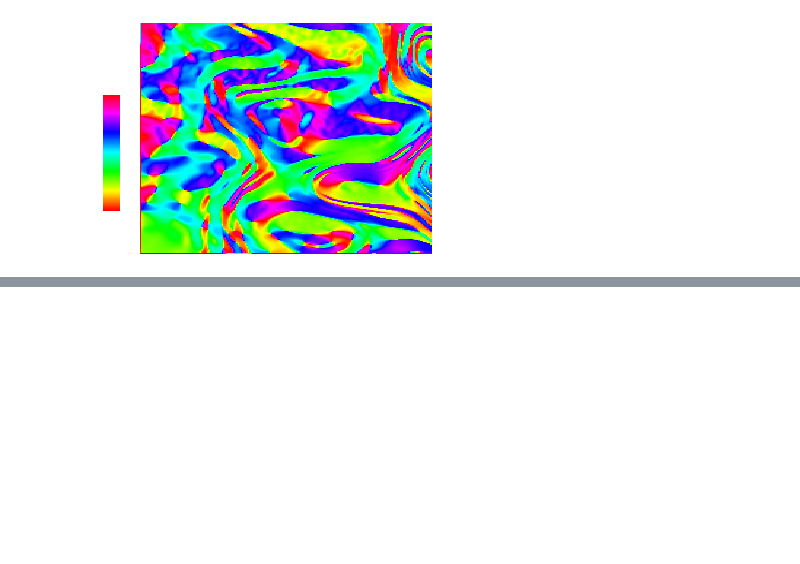
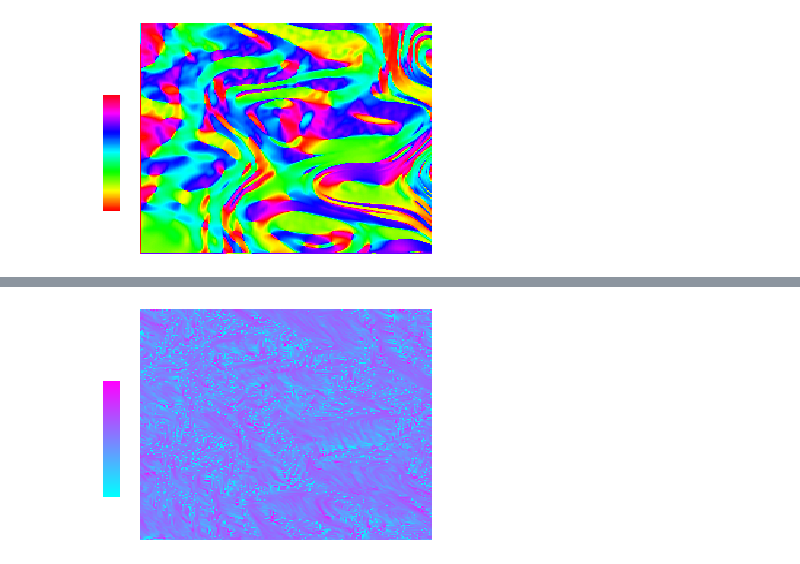
Before and after one commit to kjinks/JinksTerrain, a Jupyter notebook: JinksTerrain_01.ipynb, the cells around one changed output, grey strips where cells are left out. Cells and saved outputs as stored; diff of their text form; code cells hidden in the pictures; blank space fills up the shorter version.

```diff
--- a/JinksTerrain_01.ipynb
+++ b/JinksTerrain_01.ipynb
@@ -318,0 +381,10 @@ plt.colorbar(cax=cax)
+# %%
+dx, dy = terrain.calcSlopeNormal()
+
+for i in range(20):
+    water.calcVelocityMap(dx, dy)
+    water.moveWater(angleOfSlopeMap, 1.0, drag=.3, evap=.9)
+
+water.displayDistribution()
+# %% [output]
+[figure, added]
```
Also changed, not shown: parts of 16 cells of this notebook.
